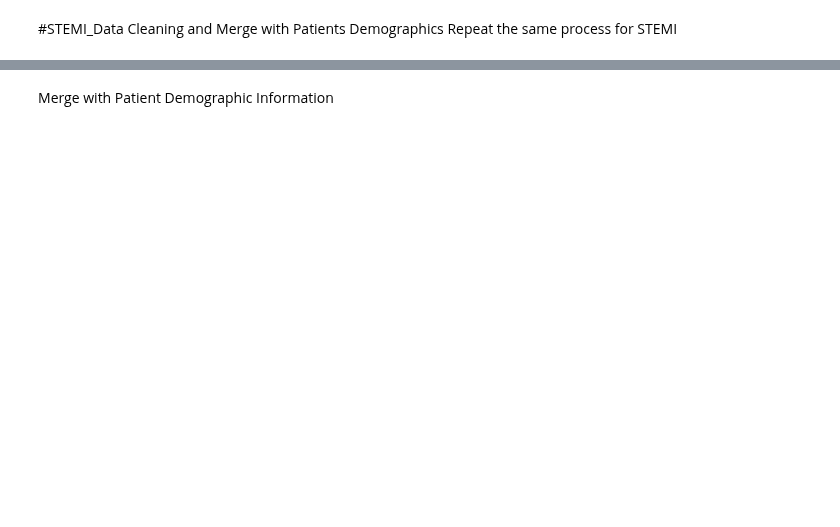
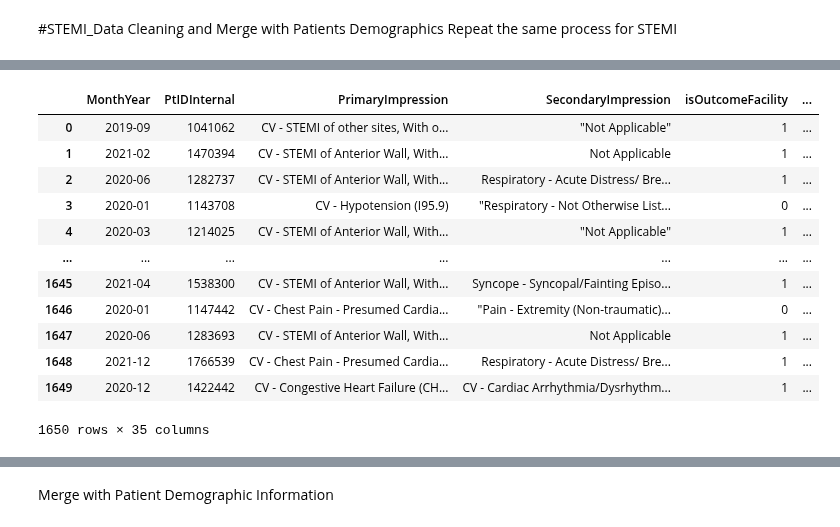
Before and after one commit to blesssong2020/Fairfax-Consultants---Summer2022-DEAN690, a Jupyter notebook: FFConsultants.ipynb, the cells around one changed output, grey strips where cells are left out. Saved outputs shown, nothing was run; the diff lists cells and outputs as text; code cells hidden in the pictures; blank space fills up the shorter version.

```diff
--- a/FFConsultants.ipynb
+++ b/FFConsultants.ipynb
@@ -958,4 +1182,0 @@ STEMIclean.columns
-# %%
-##Drop redundant column
-STEMIclean.drop(['MonthYear','PrimaryImpression','SecondaryImpression',"EmergencyDepartmentDiagnosis","HospitalDiagnosis","overall_diagnosis", 'DCPSAMI', 'DPIstSEl', 'DMSAMI'], axis =1,  inplace =True)
-STEMIclean.head()
@@ -961,0 +1195,30 @@ STEMIclean.head()
+# %%
+#To iter through the values/ categories list nan are replaced with Unknown
+
+#STEMIclean_Boolean["qSOFA"] = STEMIclean_Boolean["qSOFA"].fillna('Unknown')
+#print("\n\n STEMI_Boolean_AcuteMI_stSegmentElevation:\n\n", STEMIclean_Boolean['AcuteMI_stSegmentElevation'].unique())
+#STEMIclean["qSOFA"] = STEMIclean["qSOFA"].fillna('Unknown')
+#print("\n\n STEMIClean_AcuteMI_stSegmentElevation:\n\n", STEMIclean['AcuteMI_stSegmentElevation'].unique())
+
+
+dummies = STEMIclean['AcuteMI_stSegmentElevation'].str.get_dummies(sep=',') #(STEMIclean[variable], prefix = variable)   # Get the dummy variables from pandas
+
+STEMIclean_Boolean = pd.concat([STEMIclean_Boolean,dummies],axis=1)       # concat dummy variables into original data
+
+#STEMIclean.drop(STEMIclean['qSOFA'],axis=1,inplace=True)      # inplace  = True : becasue we want to work on the dataframe directly
+
+STEMIclean_Boolean
+# %% [output]
+|  | MonthYear | PtIDInternal | PrimaryImpression | SecondaryImpression | isOutcomeFacility | ... |
+| 0 | 2019-09 | 1041062 | CV - STEMI of other sites, With o... | "Not Applicable" | 1 | ... |
+| 1 | 2021-02 | 1470394 | CV - STEMI of Anterior Wall, With... | Not Applicable | 1 | ... |
+| 2 | 2020-06 | 1282737 | CV - STEMI of Anterior Wall, With... | Respiratory - Acute Distress/ Bre... | 1 | ... |
+| 3 | 2020-01 | 1143708 | CV - Hypotension (I95.9) | "Respiratory - Not Otherwise List... | 0 | ... |
+| 4 | 2020-03 | 1214025 | CV - STEMI of Anterior Wall, With... | "Not Applicable" | 1 | ... |
+| ... | ... | ... | ... | ... | ... | ... |
+| 1645 | 2021-04 | 1538300 | CV - STEMI of Anterior Wall, With... | Syncope - Syncopal/Fainting Episo... | 1 | ... |
+| 1646 | 2020-01 | 1147442 | CV - Chest Pain - Presumed Cardia... | "Pain - Extremity (Non-traumatic)... | 0 | ... |
+| 1647 | 2020-06 | 1283693 | CV - STEMI of Anterior Wall, With... | Not Applicable | 1 | ... |
+| 1648 | 2021-12 | 1766539 | CV - Chest Pain - Presumed Cardia... | Respiratory - Acute Distress/ Bre... | 1 | ... |
+| 1649 | 2020-12 | 1422442 | CV - Congestive Heart Failure (CH... | CV - Cardiac Arrhythmia/Dysrhythm... | 1 | ... |
+1650 rows × 35 columns
```
Also changed, not shown: parts of 34 cells of this notebook.
